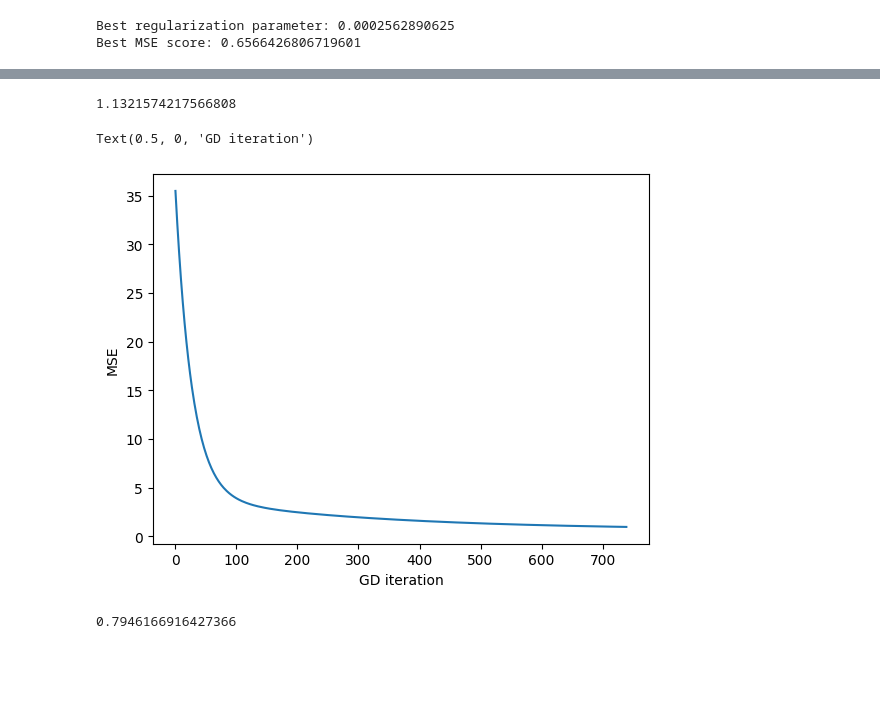
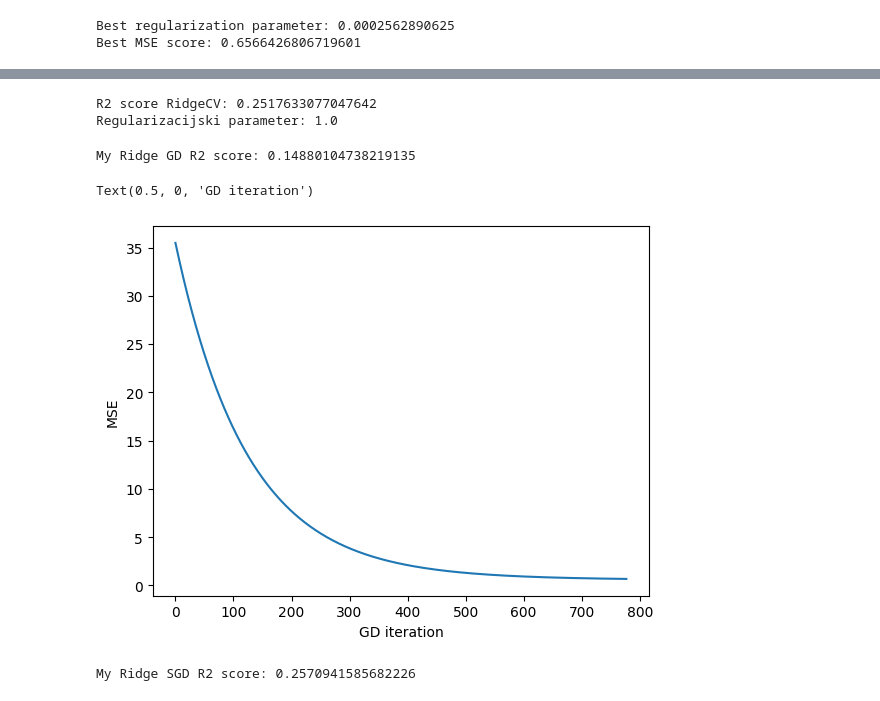
Before and after one commit to kikiMarsovec/SU-vaje, a Jupyter notebook: v3/v3.ipynb, the cells around one changed output, grey strips where cells are left out. Drawn from its saved outputs; the diff is of its cells as text; code cells hidden in the pictures; blank space fills up the shorter version.

```diff
--- a/v3/v3.ipynb
+++ b/v3/v3.ipynb
@@ -173,8 +173,12 @@ wine_df.head()
 wine_X = wine_df.drop('quality', axis=1)
 wine_y = wine_df['quality']
 
+# standardizing data
+mean = np.mean(wine_X, axis=0)
+std = np.std(wine_X, axis=0)
+wine_X_standardized = (wine_X - mean) / std
 
-wine_X_train, wine_X_test, wine_y_train, wine_y_test = train_test_split(wine_X, wine_y, test_size=0.2, random_state=0)
+std_X_trian, std_X_test, std_y_train, std_y_test = train_test_split(wine_X_standardized, wine_y, test_size=0.2, random_state=0)
 # %%
 # Ridge regression via gradient descent
 
@@ -215,14 +216,23 @@ w, mse_history = ridge_regression_GD(X=wine_X_train, y=wine_y_train, lambda_para
-# %%
-mean_squared_error(wine_y_test, np.dot(np.column_stack((np.ones(wine_X_test.shape[0]), wine_X_test)) , w))
-# %% [output]
-1.1321574217566808
-# %%
-plt.plot(mse_history)
-plt.ylabel("MSE")
-plt.xlabel("GD iteration")
-# %% [output]
-Text(0.5, 0, 'GD iteration')
-[figure, removed]
+# %%
+from sklearn.linear_model import RidgeCV
+ridge_cv_model = RidgeCV()
+ridge_cv_model.fit(std_X_trian, std_y_train)
+print("R2 score RidgeCV:", r2_score(std_y_test, ridge_cv_model.predict(std_X_test)))
+print("Regularizacijski parameter:", ridge_cv_model.alpha_)
+# %% [output]
+R2 score RidgeCV: 0.2517633077047642
+Regularizacijski parameter: 1.0
+# %%
+# testing GD on standardized data
+w, std_mse_history = ridge_regression_GD(X=std_X_trian, y=std_y_train, lambda_param=0.02, max_iter=1000, learning_rate=0.002, tolerance=0.001)
+print("My Ridge GD R2 score:", r2_score(std_y_test, np.dot(np.column_stack((np.ones(std_X_test.shape[0]), std_X_test)) , w)))
+plt.plot(std_mse_history)
+plt.ylabel("MSE")
+plt.xlabel("GD iteration")
+# %% [output]
+My Ridge GD R2 score: 0.14880104738219135
+Text(0.5, 0, 'GD iteration')
+[figure, added]
 # %%
 # Ridge regression via stohastic gradient descent
 
@@ -262,4 +268,6 @@ w_SGD, mse_history_SGD = ridge_regression_SGD(wine_X_train, wine_y_train)
-# %%
-print(mean_squared_error(wine_y_test, np.dot(np.column_stack((np.ones(wine_X_test.shape[0]), wine_X_test)), w_SGD)))
-# %% [output]
-0.7946166916427366
+# %%
+# testing SGD on standardized data
+w_SGD = ridge_regression_SGD(std_X_trian, std_y_train, lambda_param=0.02, learning_rate=0.0001, epochs=200)
+print("My Ridge SGD R2 score:", r2_score(std_y_test, np.dot(np.column_stack((np.ones(std_X_test.shape[0]), std_X_test)), w_SGD)))
+# %% [output]
+My Ridge SGD R2 score: 0.2570941585682226
```
Also changed, not shown: parts of 3 cells of this notebook, 1 other file.
